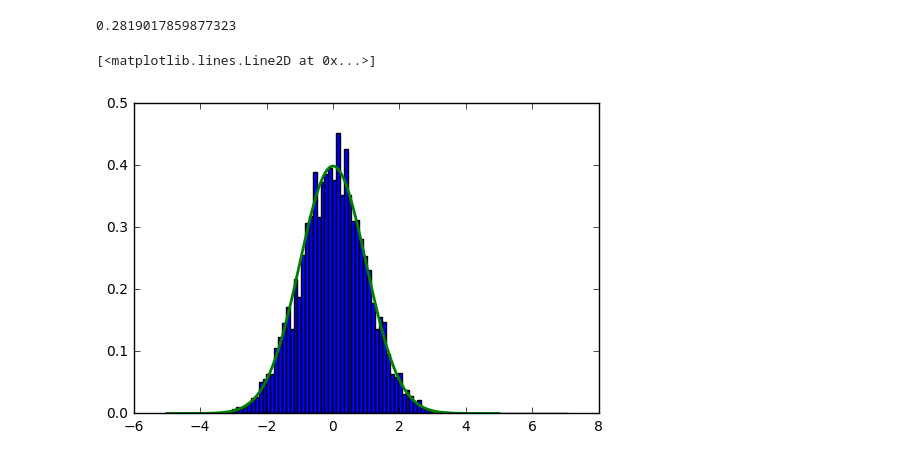
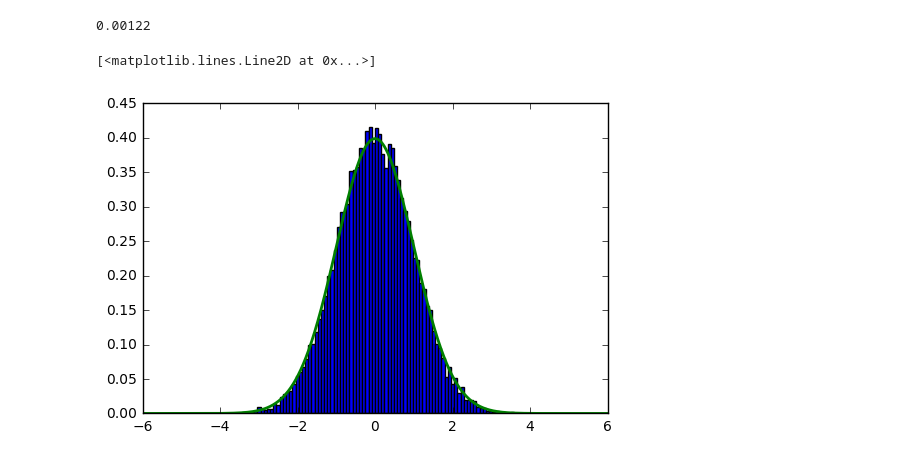
Before and after one commit to qati/HBTCoulombCorrection, a Jupyter notebook: MCMC-Integration.ipynb, the cells around one changed output. Saved outputs shown, nothing was run; the diff lists cells and outputs as text; code cells hidden in the pictures.

```diff
--- a/MCMC-Integration.ipynb
+++ b/MCMC-Integration.ipynb
@@ -4,4 +4,17 @@ import scipy.integrate as integrate
 import matplotlib.pyplot as plt
 
 %matplotlib inline
+# %%
+def MCMC_simple_int(func, rng, num_samples, proposal_sigma=1.0):
+    xi = np.random.uniform(*rng)
+    n = 0
+    x = np.array([], dtype=np.float)
+    for i in range(num_samples):
+        x = np.append(x, xi)
+        xg = np.random.normal(xi, proposal_sigma)
+        if xi>=rng[0] and xi<=rng[1]:
+            n += 1
+        if np.random.uniform(0,1) < func(xg)/func(xi):
+            xi = xg
+    return (rng[1]-rng[0])*float(n)/float(num_samples), x
 # %%
@@ -32,12 +49,14 @@ val, samples = MCMC_int(g, [-10,10],40000)
+# %%
+val, samples = MCMC_simple_int(g,rng= [3,4],num_samples= 50000)
 # %%
 val
 # %% [output]
-0.2819017859877323
+0.00122
 # %%
 plt.hist(samples, bins=100, normed=True);
-x=np.linspace(-5,5,10000)
-plt.plot(x, g(x), lw=2)
+x=np.linspace(-6,6,10000)
+plt.plot(x, g(x)/integrate.quad(g,-np.inf, np.inf)[0], lw=2)
 # %% [output]
 [<matplotlib.lines.Line2D at 0x...>]
-[figure, old version]
+[figure, new version]
 # %%
```
Also changed, not shown: parts of 13 cells of this notebook.
